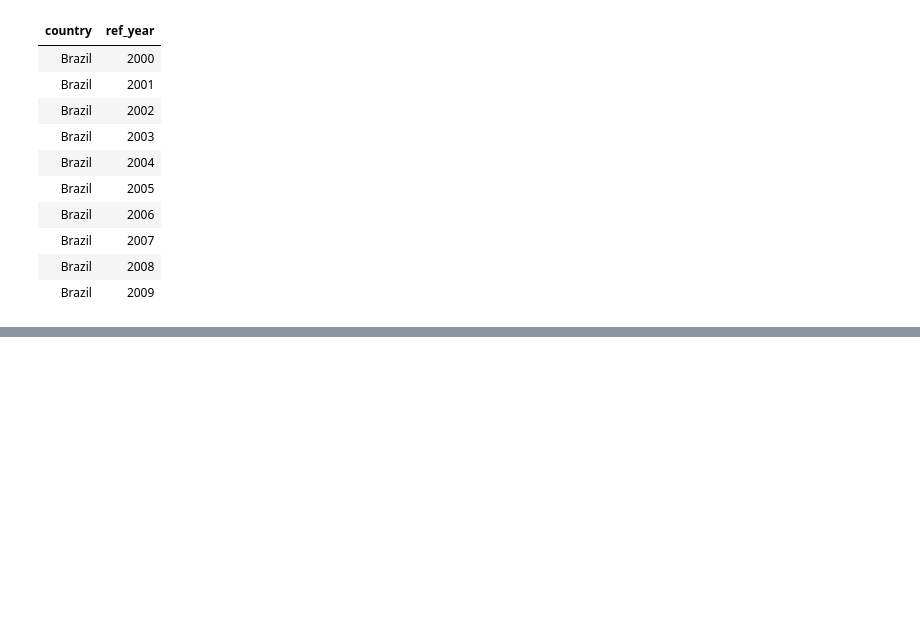
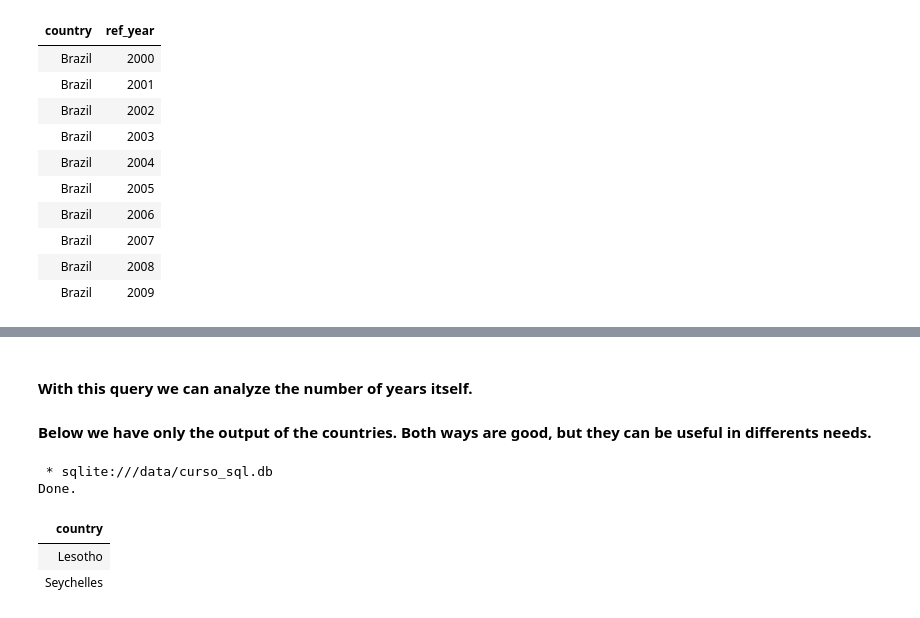
Before and after one commit to grbarbosa3/SQL-Journey, a Jupyter notebook: SQL_Notes.ipynb, the cells around one changed output, grey strips where cells are left out. Drawn from its saved outputs; the diff is of its cells as text; code cells hidden in the pictures; blank space fills up the shorter version.

```diff
--- a/SQL_Notes.ipynb
+++ b/SQL_Notes.ipynb
@@ -411,0 +477,20 @@ Done.
+# %% [markdown]
+#### With this query we can analyze the number of years itself.
+#### Below we have only the **output of the countries**. Both ways are good, but they can be useful in differents needs.
+# %%
+%%sql
+
+SELECT DISTINCT m.country
+FROM men_years_at_school m
+JOIN women_years_at_school w ON m.country = w.country
+	AND m.ref_year = w.ref_year
+JOIN country c ON m.country = c.country
+WHERE c.four_regions = 'africa'
+	AND w.mean_years - m.mean_years >= 1
+	AND w.ref_year BETWEEN 2001 AND 2010;
+# %% [output]
+ * sqlite:///data/curso_sql.db
+Done.
+| country |
+| Lesotho |
+| Seychelles |
```
Also changed, not shown: parts of 6 cells of this notebook.
